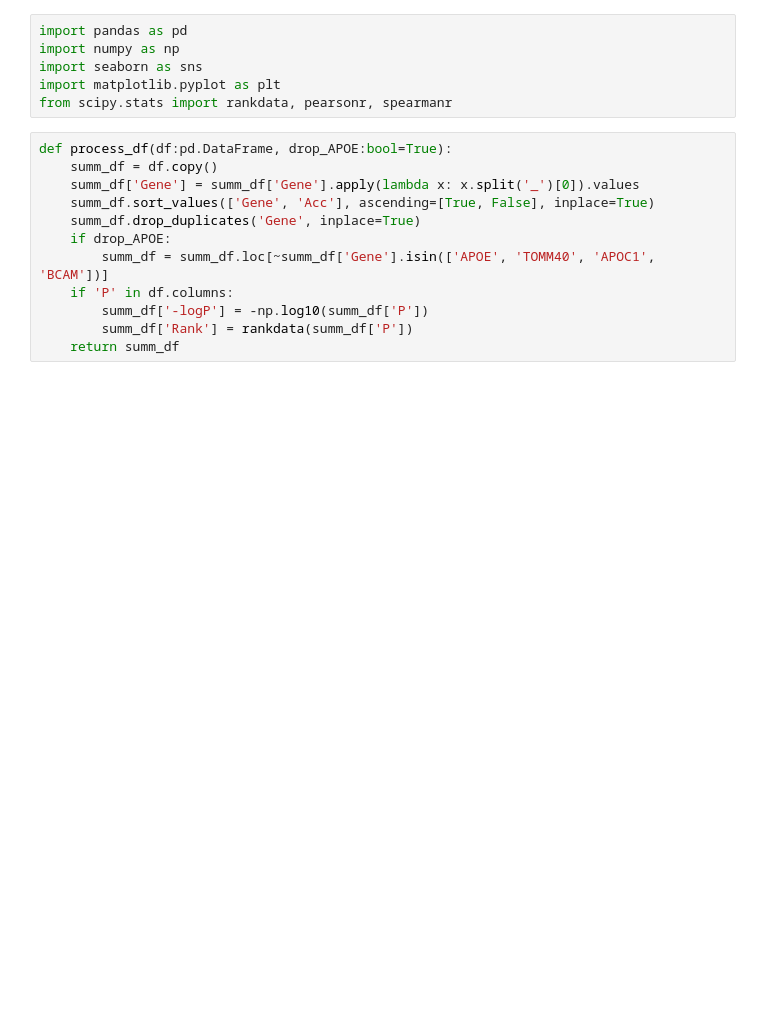
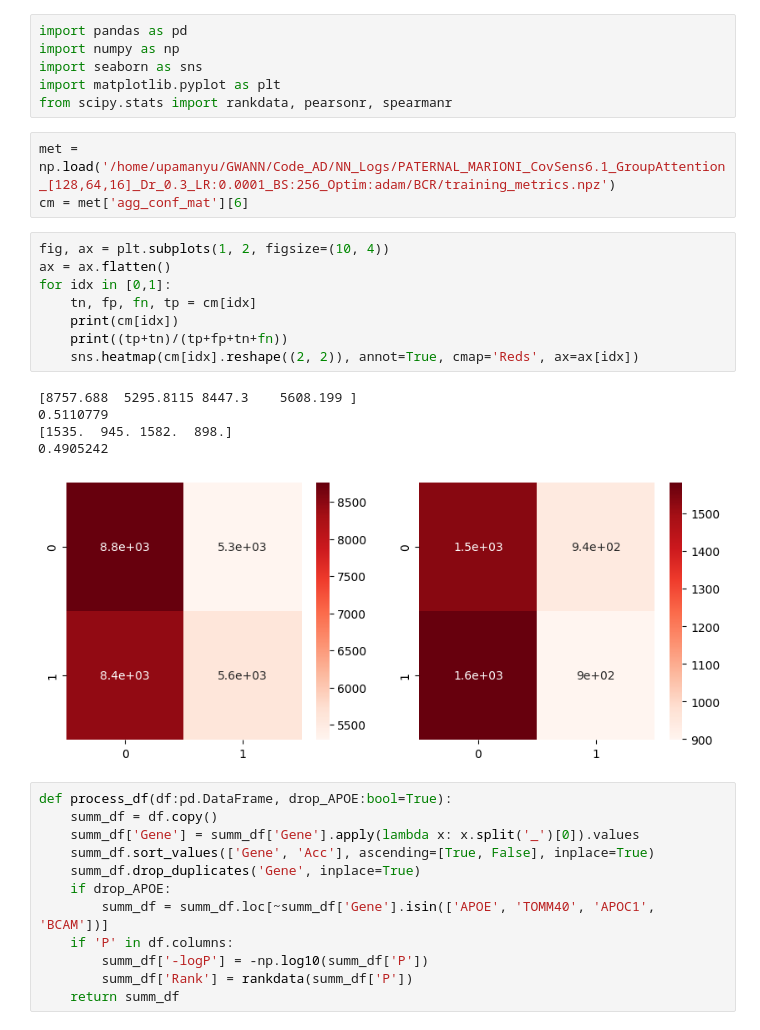
Before and after one commit to titoghose/GWANN, a Jupyter notebook: Code_AD/sensitivity_plots.ipynb, the cells around one changed output. Saved outputs shown, nothing was run; the diff lists cells and outputs as text; blank space fills up the shorter version.

```diff
--- a/Code_AD/sensitivity_plots.ipynb
+++ b/Code_AD/sensitivity_plots.ipynb
@@ -4,6 +4,23 @@ import numpy as np
 import seaborn as sns
 import matplotlib.pyplot as plt
 from scipy.stats import rankdata, pearsonr, spearmanr
+# %%
+met = np.load('/home/upamanyu/GWANN/Code_AD/NN_Logs/PATERNAL_MARIONI_CovSens6.1_GroupAttention_[128,64,16]_Dr_0.3_LR:0.0001_BS:256_Optim:adam/BCR/training_metrics.npz')
+cm = met['agg_conf_mat'][6]
+# %%
+fig, ax = plt.subplots(1, 2, figsize=(10, 4))
+ax = ax.flatten()
+for idx in [0,1]:
+    tn, fp, fn, tp = cm[idx]
+    print(cm[idx])
+    print((tp+tn)/(tp+fp+tn+fn))
+    sns.heatmap(cm[idx].reshape((2, 2)), annot=True, cmap='Reds', ax=ax[idx])
+# %% [output]
+[8757.688  5295.8115 8447.3    5608.199 ]
+0.5110779
+[1535.  945. 1582.  898.]
+0.4905242
+[figure, added]
 # %%
 def process_df(df:pd.DataFrame, drop_APOE:bool=True):
     summ_df = df.copy()
```
Also changed, not shown: 12 other files.
